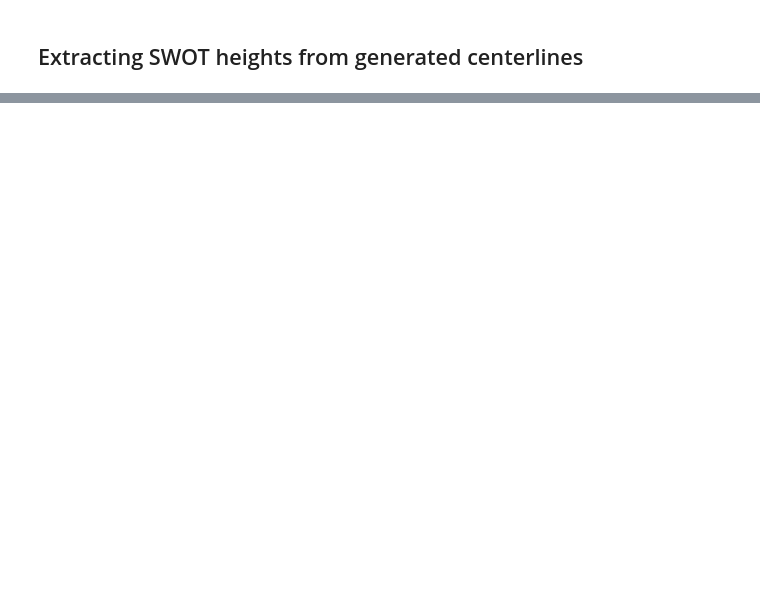
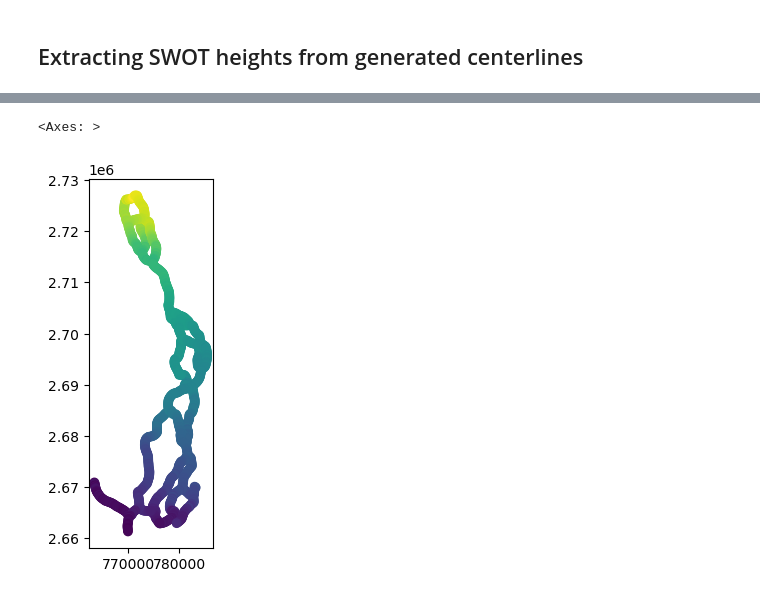
Before and after one commit to selfr-eo/braidedSP, a Jupyter notebook: notebooks/full_workflow.ipynb, the cells around one changed output, grey strips where cells are left out. Cells and saved outputs as stored; diff of their text form; code cells hidden in the pictures; blank space fills up the shorter version.

```diff
--- a/notebooks/full_workflow.ipynb
+++ b/notebooks/full_workflow.ipynb
@@ -244,6 +242,39 @@ bramaputra.export_centerlines(file_type='geojson')
+# %%
+from braidedSP.river import River
+import geopandas as gpd
+from datetime import datetime
+
+# set paths for aoi and out directory
+river_bounds = gpd.read_file(r"..\example_data\brahmaputra_aoi\brahmaputra_aoi.shp")
+
+# Additional steps for labeling
+starting_line = gpd.read_file(r"..\example_data\brahmaputra_starting_line\brahmaputra_starting_line.shp")
+main_centerline = gpd.read_file(r"..\example_data\brahmaputra_single_centerline\brahmaputra_single_centerline.shp")
+
+# output for progress and file shapes
+odir = r"..\example_data\odir"
+
+# make the river
+bramaputra = River(
+    name='Brahmaputra',
+    aoi=river_bounds,
+    outdir=odir
+)
+
+low_flow_path = r"..\example_data\watermasks\S2_WaterMask_NDWI_0224.tif"
+high_flow_path = r"..\example_data\watermasks\S2_WaterMask_NDWI_0924.tif"
+bramaputra.add_mask(low_flow_path, datetime(2024, 2, 1))
+bramaputra.add_mask(high_flow_path, datetime(2024, 9, 1))
+# %%
+bramaputra.load_centerlines(
+    [
+        {'river_name': bramaputra.name, 'date': datetime(2024, 2, 1), 'path':r'..\example_data\odir\centerlines_Brahmaputra_2024-02-01.geojson'},
+        {'river_name': bramaputra.name, 'date': datetime(2024, 9, 1), 'path':r'..\example_data\odir\centerlines_Brahmaputra_2024-09-01.geojson'},
+    ]
+)
 # %% [markdown]
 ## Extracting SWOT heights from generated centerlines
 # %%
 bramaputra.add_swot(r'..\example_data\SWOT\SWOT_L2_HR_PIXC_010_258_112L_20240203T045957_20240203T050008_PIC0_01.nc', datetime(2024, 2, 3))
-bramaputra.add_swot(r'..\example_data\SWOT\SWOT_L2_HR_PIXC_018_258_112L_20240719T030033_20240719T030044_PIC0_01.nc', datetime(2024, 7, 19))
+# bramaputra.add_swot(r'..\example_data\SWOT\SWOT_L2_HR_PIXC_018_258_112L_20240719T030033_20240719T030044_PIC0_01.nc', datetime(2024, 7, 19))
 # %%
@@ -256,0 +316,5 @@ bramaputra.swot_obs[0].gdf
+# %%
+bramaputra.swot_obs[0].sp.plot(column='heightEGM_med')
+# %% [output]
+<Axes: >
+[figure, added]
```
Also changed, not shown: parts of 11 cells of this notebook, 5 other files.
